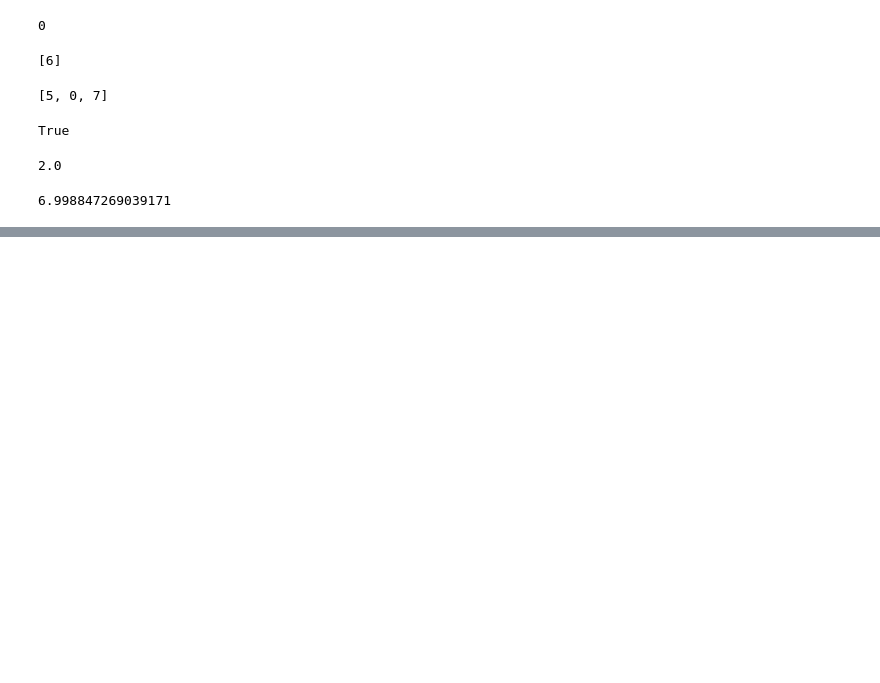
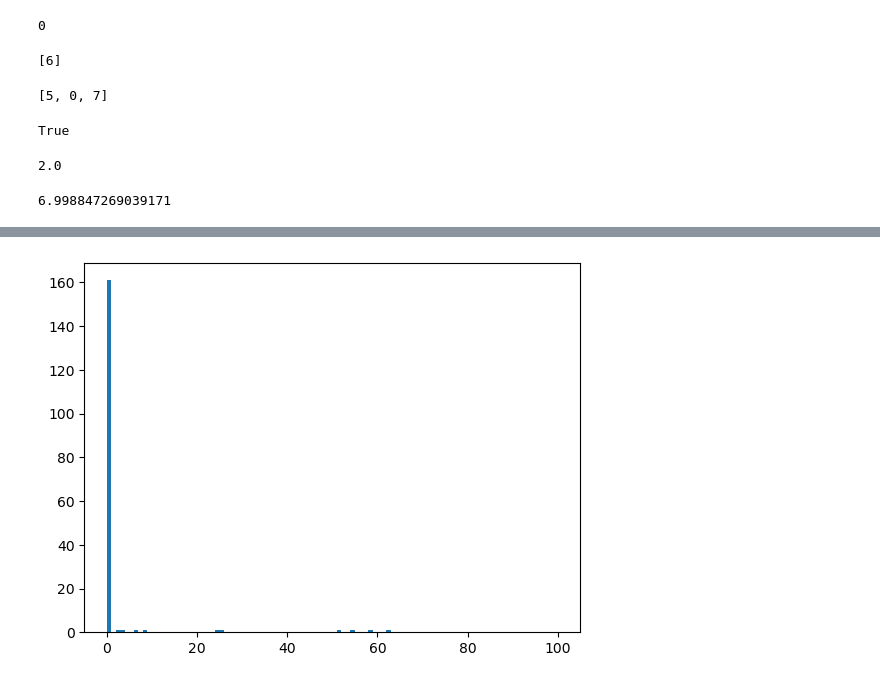
Before and after one commit to kipirka/Python_projects, a Jupyter notebook: Test.ipynb, the cells around one changed output, grey strips where cells are left out. Cells and saved outputs as stored; diff of their text form; code cells hidden in the pictures; blank space fills up the shorter version.

```diff
--- a/Test.ipynb
+++ b/Test.ipynb
@@ -491,0 +496,3 @@ antiderivative(-8)-antiderivative(-10)
+# %%
+x = np.random.lognormal(mean=100, sigma = 100, size=1000)
+x
@@ -491,0 +517,4 @@ antiderivative(-8)-antiderivative(-10)
+# %%
+plt.hist(x, bins=100, range=(0,100));
+# %% [output]
+[figure, added]
```
Also changed, not shown: parts of 3 cells of this notebook.
